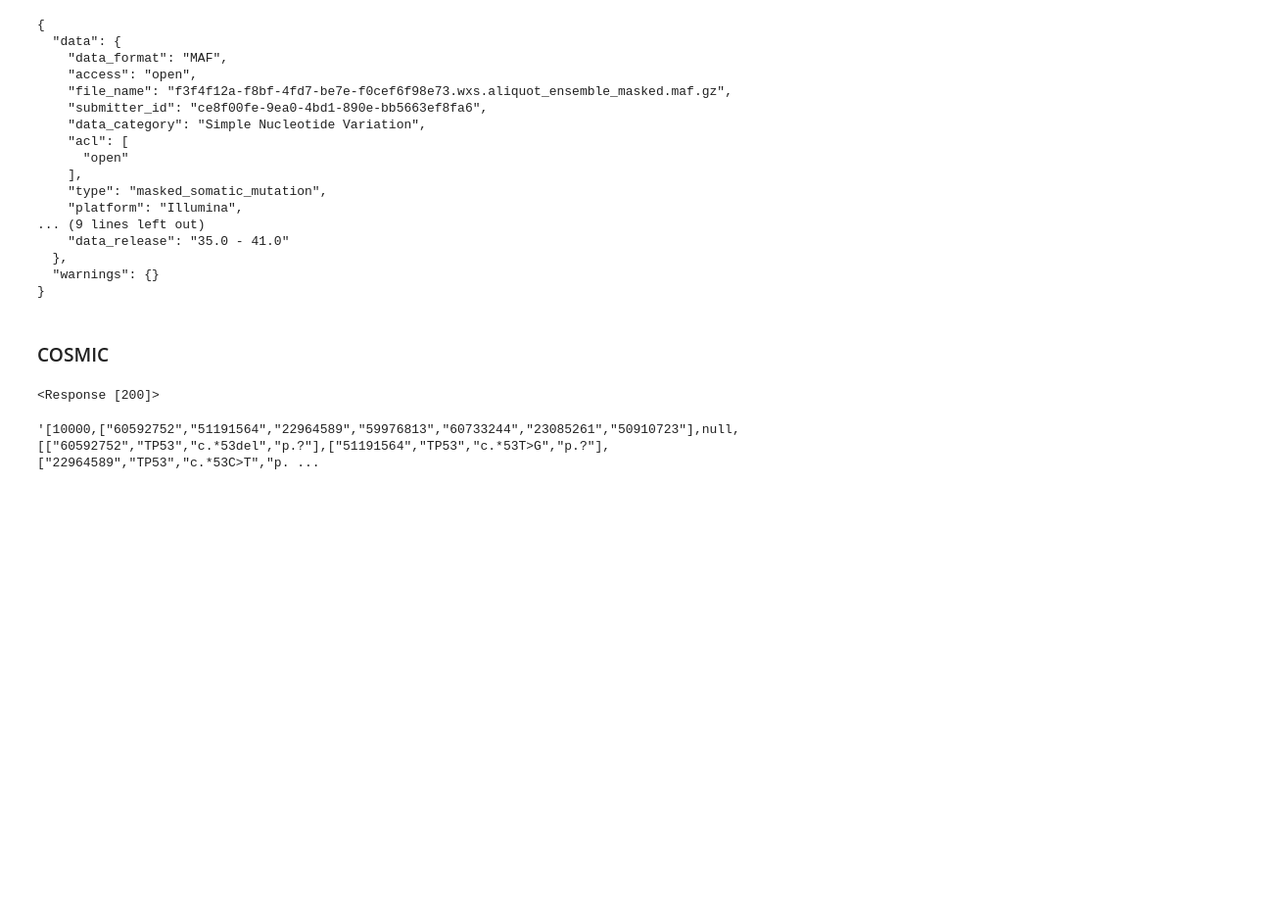
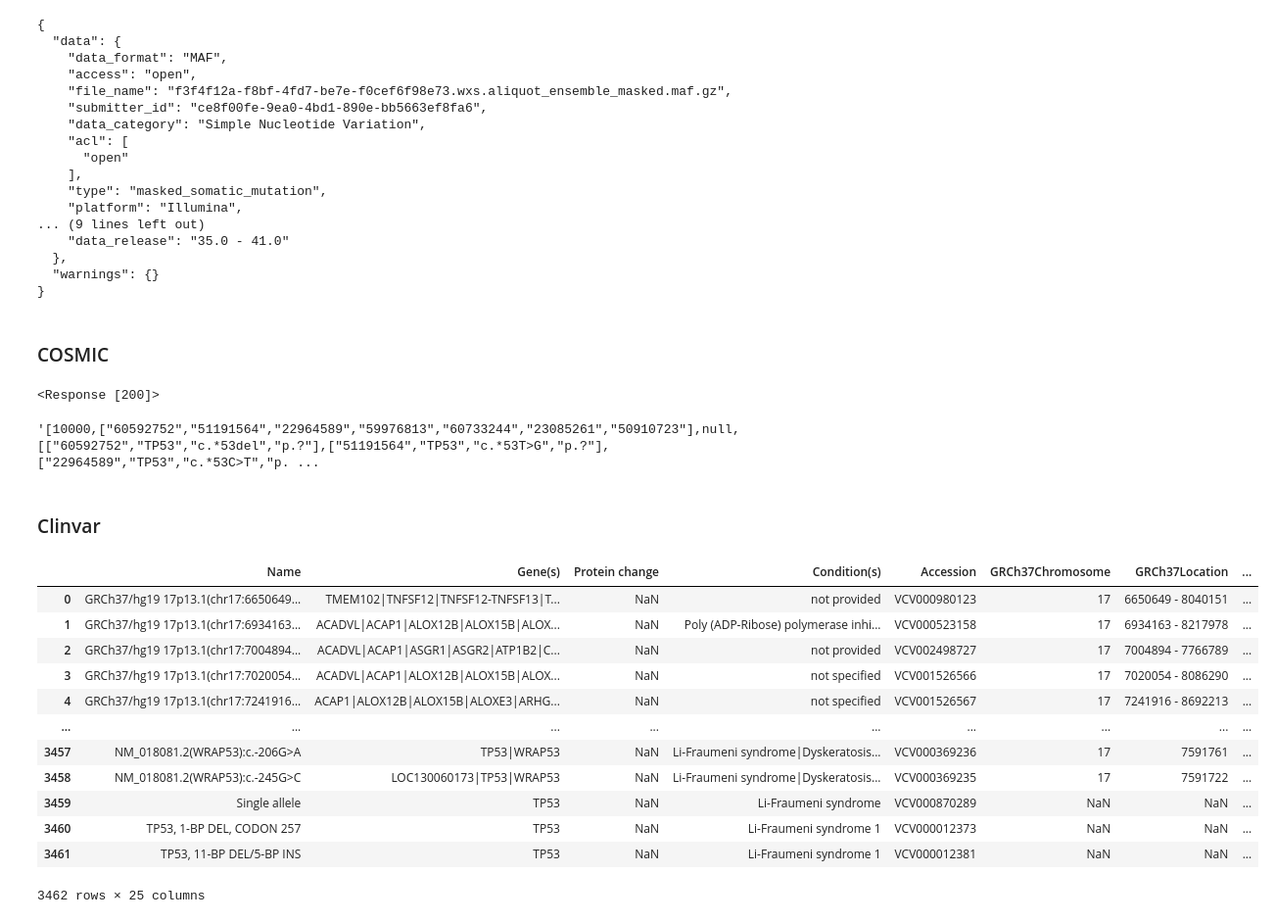
Before and after one commit to Song-Juntae/bioinformatics, a Jupyter notebook: note.ipynb, the cells around one changed output. Shown at 98% size. Saved outputs shown, nothing was run; the diff lists cells and outputs as text; code cells hidden in the pictures; blank space fills up the shorter version.

```diff
--- a/note.ipynb
+++ b/note.ipynb
@@ -333,3 +335,22 @@ response.text
         ["50910723","TP53","c.993+53A>T","p.?"]
         ]
 ]
+# %% [markdown]
+### Clinvar
+# %%
+df_tp53_var = pd.read_csv('/home/sjt/space/github/bioinformatics/data/clinvar_result.txt', sep='\t')
+df_tp53_var
+# %% [output]
+|  | Name | Gene(s) | Protein change | Condition(s) | Accession | GRCh37Chromosome | GRCh37Location | ... |
+| 0 | GRCh37/hg19 17p13.1(chr17:6650649... | TMEM102|TNFSF12|TNFSF12-TNFSF13|T... | NaN | not provided | VCV000980123 | 17 | 6650649 - 8040151 | ... |
+| 1 | GRCh37/hg19 17p13.1(chr17:6934163... | ACADVL|ACAP1|ALOX12B|ALOX15B|ALOX... | NaN | Poly (ADP-Ribose) polymerase inhi... | VCV000523158 | 17 | 6934163 - 8217978 | ... |
+| 2 | GRCh37/hg19 17p13.1(chr17:7004894... | ACADVL|ACAP1|ASGR1|ASGR2|ATP1B2|C... | NaN | not provided | VCV002498727 | 17 | 7004894 - 7766789 | ... |
+| 3 | GRCh37/hg19 17p13.1(chr17:7020054... | ACADVL|ACAP1|ALOX12B|ALOX15B|ALOX... | NaN | not specified | VCV001526566 | 17 | 7020054 - 8086290 | ... |
+| 4 | GRCh37/hg19 17p13.1(chr17:7241916... | ACAP1|ALOX12B|ALOX15B|ALOXE3|ARHG... | NaN | not specified | VCV001526567 | 17 | 7241916 - 8692213 | ... |
+| ... | ... | ... | ... | ... | ... | ... | ... | ... |
+| 3457 | NM_018081.2(WRAP53):c.-206G>A | TP53|WRAP53 | NaN | Li-Fraumeni syndrome|Dyskeratosis... | VCV000369236 | 17 | 7591761 | ... |
+| 3458 | NM_018081.2(WRAP53):c.-245G>C | LOC130060173|TP53|WRAP53 | NaN | Li-Fraumeni syndrome|Dyskeratosis... | VCV000369235 | 17 | 7591722 | ... |
+| 3459 | Single allele | TP53 | NaN | Li-Fraumeni syndrome | VCV000870289 | NaN | NaN | ... |
+| 3460 | TP53, 1-BP DEL, CODON 257 | TP53 | NaN | Li-Fraumeni syndrome 1 | VCV000012373 | NaN | NaN | ... |
+| 3461 | TP53, 11-BP DEL/5-BP INS | TP53 | NaN | Li-Fraumeni syndrome 1 | VCV000012381 | NaN | NaN | ... |
+3462 rows × 25 columns
```
Also changed, not shown: parts of 12 cells of this notebook.
